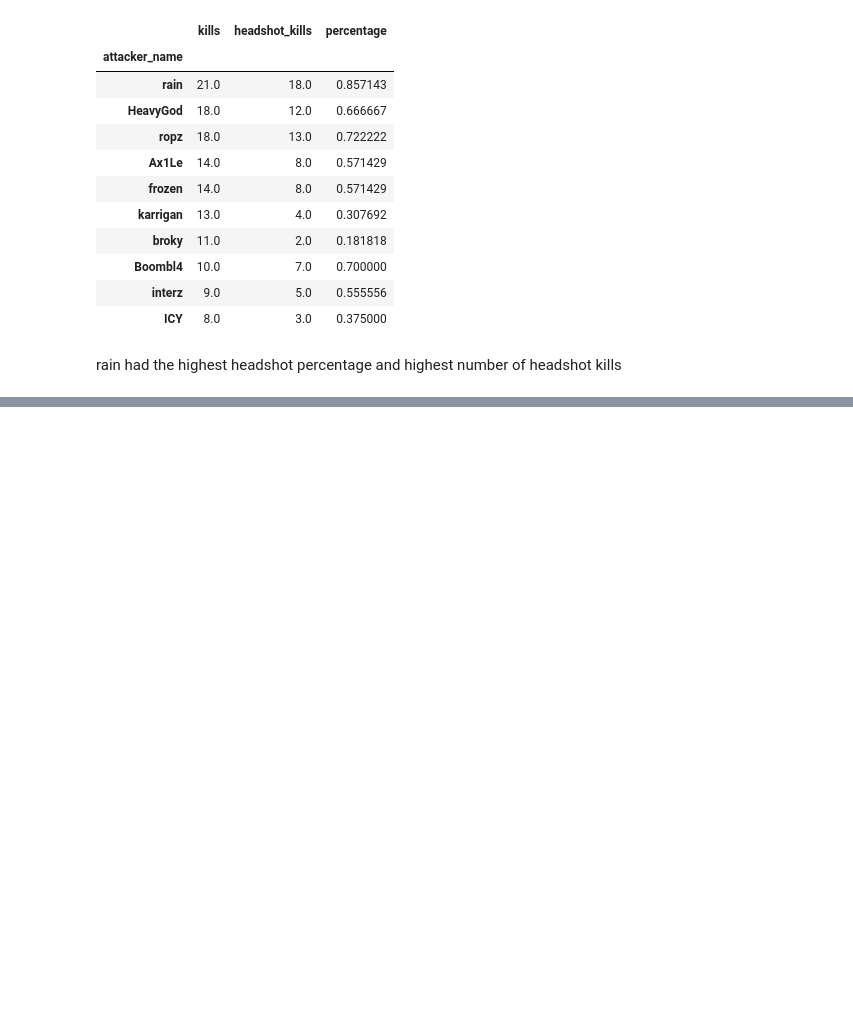
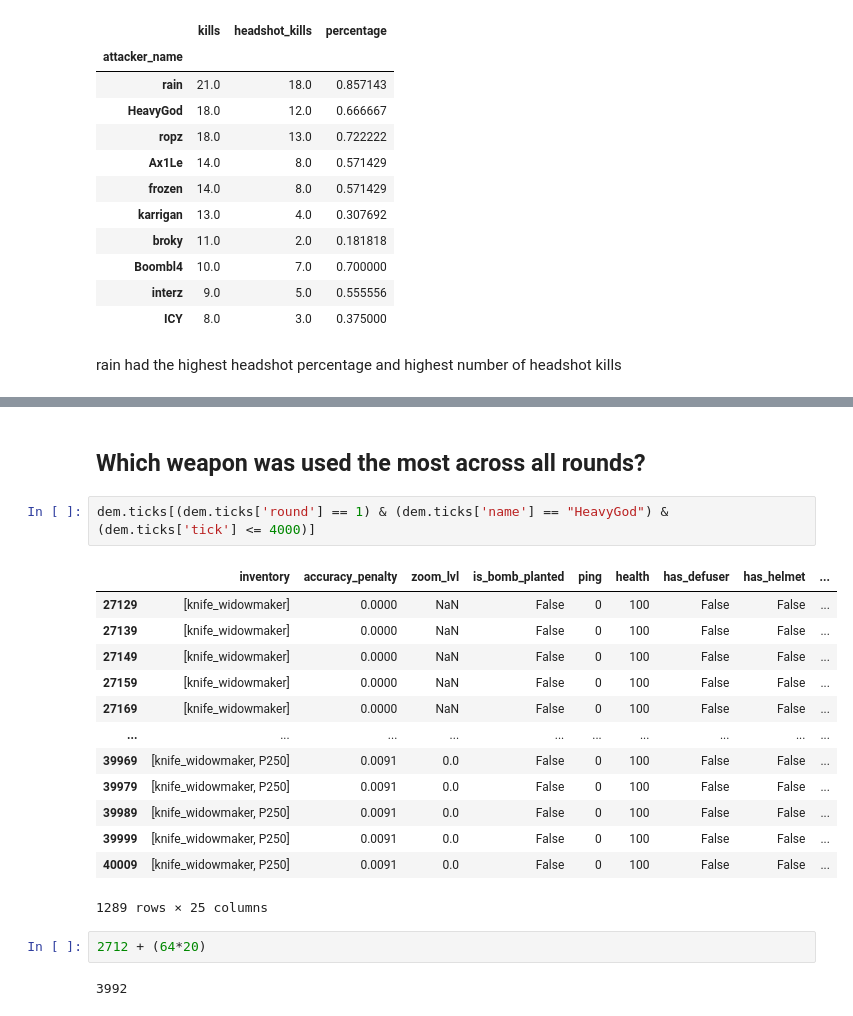
Before and after one commit to dickinsonmatt/counter-strike, a Jupyter notebook: analysis.ipynb, the cells around one changed output, grey strips where cells are left out. Drawn from its saved outputs; the diff is of its cells as text; blank space fills up the shorter version.

```diff
--- a/analysis.ipynb
+++ b/analysis.ipynb
@@ -509,0 +595,22 @@ rain had the highest headshot percentage and highest number of headshot kills
+# %% [markdown]
+## Which weapon was used the most across all rounds?
+# %%
+dem.ticks[(dem.ticks['round'] == 1) & (dem.ticks['name'] == "HeavyGod") & (dem.ticks['tick'] <= 4000)]
+# %% [output]
+|  | inventory | accuracy_penalty | zoom_lvl | is_bomb_planted | ping | health | has_defuser | has_helmet | ... |
+| 27129 | [knife_widowmaker] | 0.0000 | NaN | False | 0 | 100 | False | False | ... |
+| 27139 | [knife_widowmaker] | 0.0000 | NaN | False | 0 | 100 | False | False | ... |
+| 27149 | [knife_widowmaker] | 0.0000 | NaN | False | 0 | 100 | False | False | ... |
+| 27159 | [knife_widowmaker] | 0.0000 | NaN | False | 0 | 100 | False | False | ... |
+| 27169 | [knife_widowmaker] | 0.0000 | NaN | False | 0 | 100 | False | False | ... |
+| ... | ... | ... | ... | ... | ... | ... | ... | ... | ... |
+| 39969 | [knife_widowmaker, P250] | 0.0091 | 0.0 | False | 0 | 100 | False | False | ... |
+| 39979 | [knife_widowmaker, P250] | 0.0091 | 0.0 | False | 0 | 100 | False | False | ... |
+| 39989 | [knife_widowmaker, P250] | 0.0091 | 0.0 | False | 0 | 100 | False | False | ... |
+| 39999 | [knife_widowmaker, P250] | 0.0091 | 0.0 | False | 0 | 100 | False | False | ... |
+| 40009 | [knife_widowmaker, P250] | 0.0091 | 0.0 | False | 0 | 100 | False | False | ... |
+1289 rows × 25 columns
+# %%
+2712 + (64*20)
+# %% [output]
+3992
```
Also changed, not shown: parts of 17 cells of this notebook.
